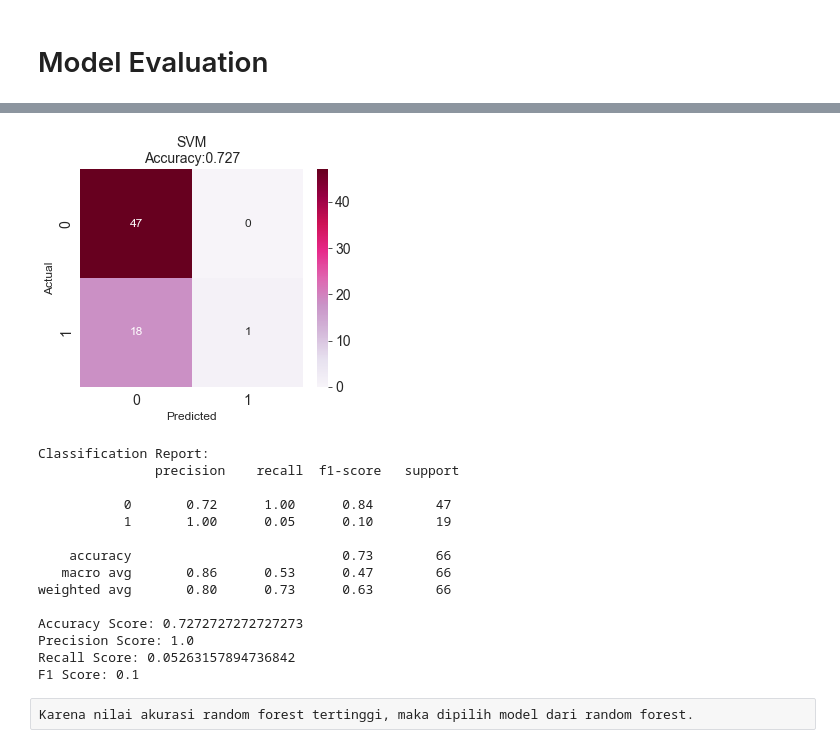
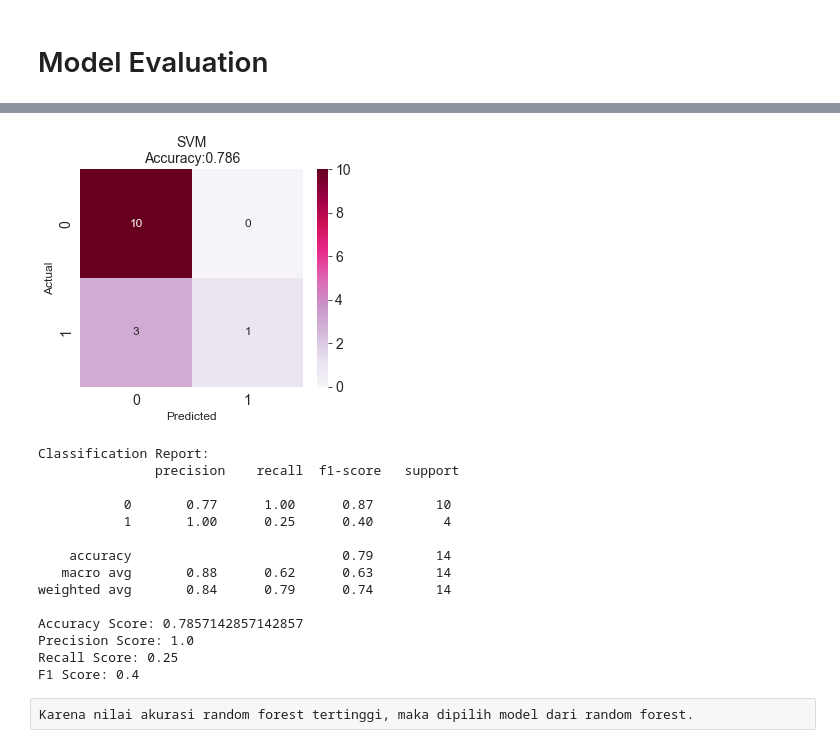
Before and after one commit to wanwhasonia/PYTN_KampusMerdeka_FP3, a Jupyter notebook: KampusMerdeka_FP3.ipynb, the cells around one changed output, grey strips where cells are left out. Saved outputs shown, nothing was run; the diff lists cells and outputs as text; code cells hidden in the pictures.

```diff
--- a/KampusMerdeka_FP3.ipynb
+++ b/KampusMerdeka_FP3.ipynb
@@ -455,3 +461,5 @@ x_train, x_test, y_train, y_test = train_test_split(x, y, test_size=0.25)
+# %%
+x_train4, x_test4, y_train4, y_test4 = train_test_split(x, y, test_size=0.05)
 # %% [markdown]
 # Defining the Model
 # %%
@@ -502,8 +510,8 @@ Please also refer to the documentation for alternative solver options:
   n_iter_i = _check_optimize_result(
 # %%
 # SVM
-svm_boosting.fit(x_train, y_train)
-y_pred_svm = svm_boosting.predict(x_test)
+svm_boosting.fit(x_train4, y_train4)
+y_pred_svm = svm_boosting.predict(x_test4)
 # %% [markdown]
 # Model Evaluation
 # %%
@@ -610,35 +618,35 @@ F1 Score: 0.5945945945945946
 # %%
 # SVM
-cm = confusion_matrix(y_test, y_pred_svm)
+cm = confusion_matrix(y_test4, y_pred_svm)
 
 plt.figure(figsize=(5,4))
 sns.heatmap(cm, annot=True,fmt=".0f", cmap="PuRd", annot_kws={"fontsize":12})
-plt.title("SVM\nAccuracy:{:.3f}".format(accuracy_score(y_test, y_pred_svm)), fontsize=14)
+plt.title("SVM\nAccuracy:{:.3f}".format(accuracy_score(y_test4, y_pred_svm)), fontsize=14)
 plt.xlabel("Predicted", fontsize=12)
 plt.ylabel("Actual", fontsize=12)
 plt.show()
-print("Classification Report:\n", classification_report(y_test, y_pred_svm))
+print("Classification Report:\n", classification_report(y_test4, y_pred_svm))
 
-print(f'Accuracy Score: {accuracy_score(y_test, y_pred_svm)}')
-print(f'Precision Score: {precision_score(y_test,y_pred_svm)}')
-print(f'Recall Score: {recall_score(y_test,y_pred_svm)}')
-print("F1 Score:",f1_score(y_test,y_pred_svm))
+print(f'Accuracy Score: {accuracy_score(y_test4, y_pred_svm)}')
+print(f'Precision Score: {precision_score(y_test4,y_pred_svm)}')
+print(f'Recall Score: {recall_score(y_test4,y_pred_svm)}')
+print("F1 Score:",f1_score(y_test4,y_pred_svm))
 # %% [output]
-[figure, old version]
+[figure, new version]
 Classification Report:
                precision    recall  f1-score   support
 
-           0       0.72      1.00      0.84        47
-           1       1.00      0.05      0.10        19
+           0       0.77      1.00      0.87        10
+           1       1.00      0.25      0.40         4
 
-    accuracy                           0.73        66
-   macro avg       0.86      0.53      0.47        66
-weighted avg       0.80      0.73      0.63        66
+    accuracy                           0.79        14
+   macro avg       0.88      0.62      0.63        14
+weighted avg       0.84      0.79      0.74        14
 
-Accuracy Score: 0.7272727272727273
+Accuracy Score: 0.7857142857142857
 Precision Score: 1.0
-Recall Score: 0.05263157894736842
-F1 Score: 0.1
+Recall Score: 0.25
+F1 Score: 0.4
 # %% [raw]
 Karena nilai akurasi random forest tertinggi, maka dipilih model dari random forest.
 # %% [markdown]
```
Also changed, not shown: parts of 14 cells of this notebook.
